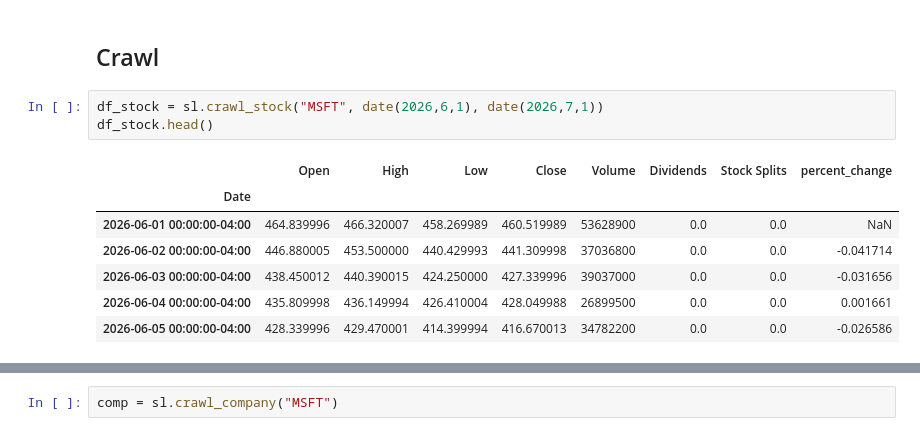
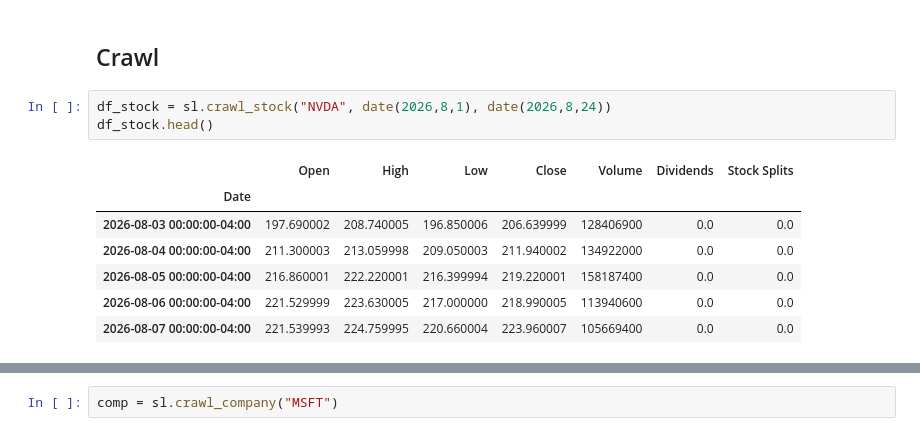
Before and after one commit to vercellibryan/stock_LLM, a Jupyter notebook: stock_crawler/stock_lib_test.ipynb, the cells around one changed output, grey strips where cells are left out. Drawn from its saved outputs; the diff is of its cells as text.

```diff
--- a/stock_crawler/stock_lib_test.ipynb
+++ b/stock_crawler/stock_lib_test.ipynb
@@ -6,13 +6,13 @@ from datetime import date
 # %% [markdown]
 ## Crawl
 # %%
-df_stock = sl.crawl_stock("MSFT", date(2026,6,1), date(2026,7,1))
+df_stock = sl.crawl_stock("NVDA", date(2026,8,1), date(2026,8,24))
 df_stock.head()
 # %% [output]
-|  | Open | High | Low | Close | Volume | Dividends | Stock Splits | percent_change |
-| Date |  |  |  |  |  |  |  |  |
-| 2026-06-01 00:00:00-04:00 | 464.839996 | 466.320007 | 458.269989 | 460.519989 | 53628900 | 0.0 | 0.0 | NaN |
-| 2026-06-02 00:00:00-04:00 | 446.880005 | 453.500000 | 440.429993 | 441.309998 | 37036800 | 0.0 | 0.0 | -0.041714 |
-| 2026-06-03 00:00:00-04:00 | 438.450012 | 440.390015 | 424.250000 | 427.339996 | 39037000 | 0.0 | 0.0 | -0.031656 |
-| 2026-06-04 00:00:00-04:00 | 435.809998 | 436.149994 | 426.410004 | 428.049988 | 26899500 | 0.0 | 0.0 | 0.001661 |
-| 2026-06-05 00:00:00-04:00 | 428.339996 | 429.470001 | 414.399994 | 416.670013 | 34782200 | 0.0 | 0.0 | -0.026586 |
+|  | Open | High | Low | Close | Volume | Dividends | Stock Splits |
+| Date |  |  |  |  |  |  |  |
+| 2026-08-03 00:00:00-04:00 | 197.690002 | 208.740005 | 196.850006 | 206.639999 | 128406900 | 0.0 | 0.0 |
+| 2026-08-04 00:00:00-04:00 | 211.300003 | 213.059998 | 209.050003 | 211.940002 | 134922000 | 0.0 | 0.0 |
+| 2026-08-05 00:00:00-04:00 | 216.860001 | 222.220001 | 216.399994 | 219.220001 | 158187400 | 0.0 | 0.0 |
+| 2026-08-06 00:00:00-04:00 | 221.529999 | 223.630005 | 217.000000 | 218.990005 | 113940600 | 0.0 | 0.0 |
+| 2026-08-07 00:00:00-04:00 | 221.539993 | 224.759995 | 220.660004 | 223.960007 | 105669400 | 0.0 | 0.0 |
```
Also changed, not shown: parts of 8 cells of this notebook, 6 other files.
